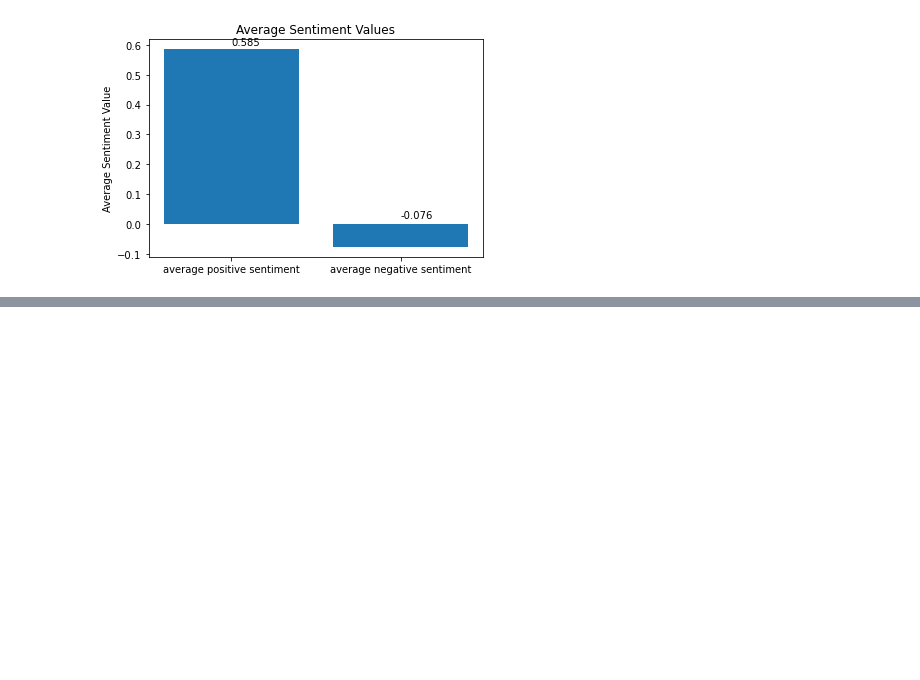
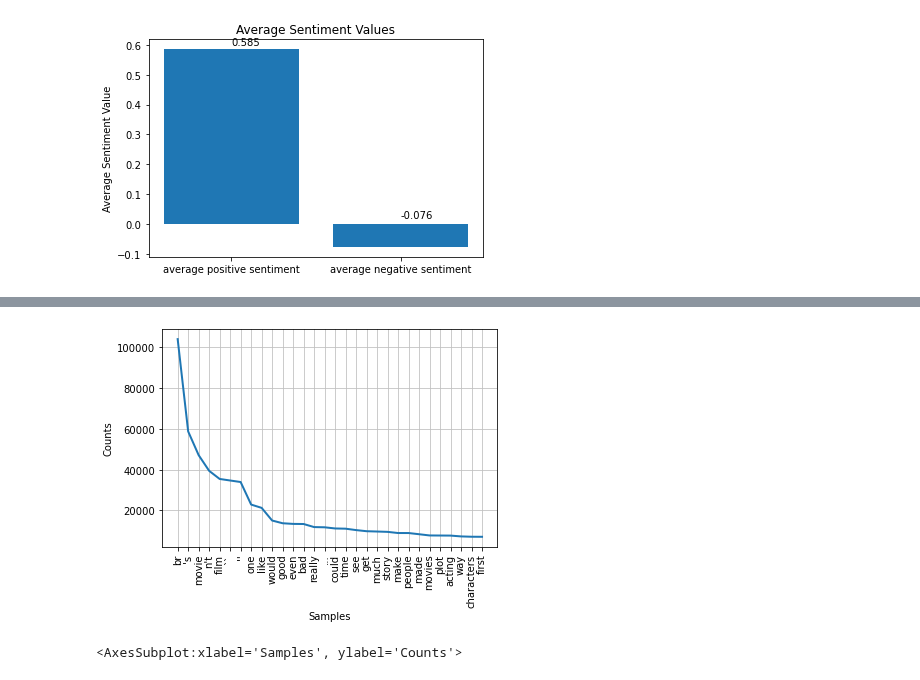
Before and after one commit to Crystalhuynh39/DH-140-Project, a Jupyter notebook: ProjectAssignment2.ipynb, the cells around one changed output, grey strips where cells are left out. Cells and saved outputs as stored; diff of their text form; code cells hidden in the pictures; blank space fills up the shorter version.

```diff
--- a/ProjectAssignment2.ipynb
+++ b/ProjectAssignment2.ipynb
@@ -655,0 +662,5 @@ plt.show()
+# %%
+negfreq.plot(30,cumulative=False)
+# %% [output]
+[figure, added]
+<AxesSubplot:xlabel='Samples', ylabel='Counts'>
```
Also changed, not shown: parts of 2 cells of this notebook.
